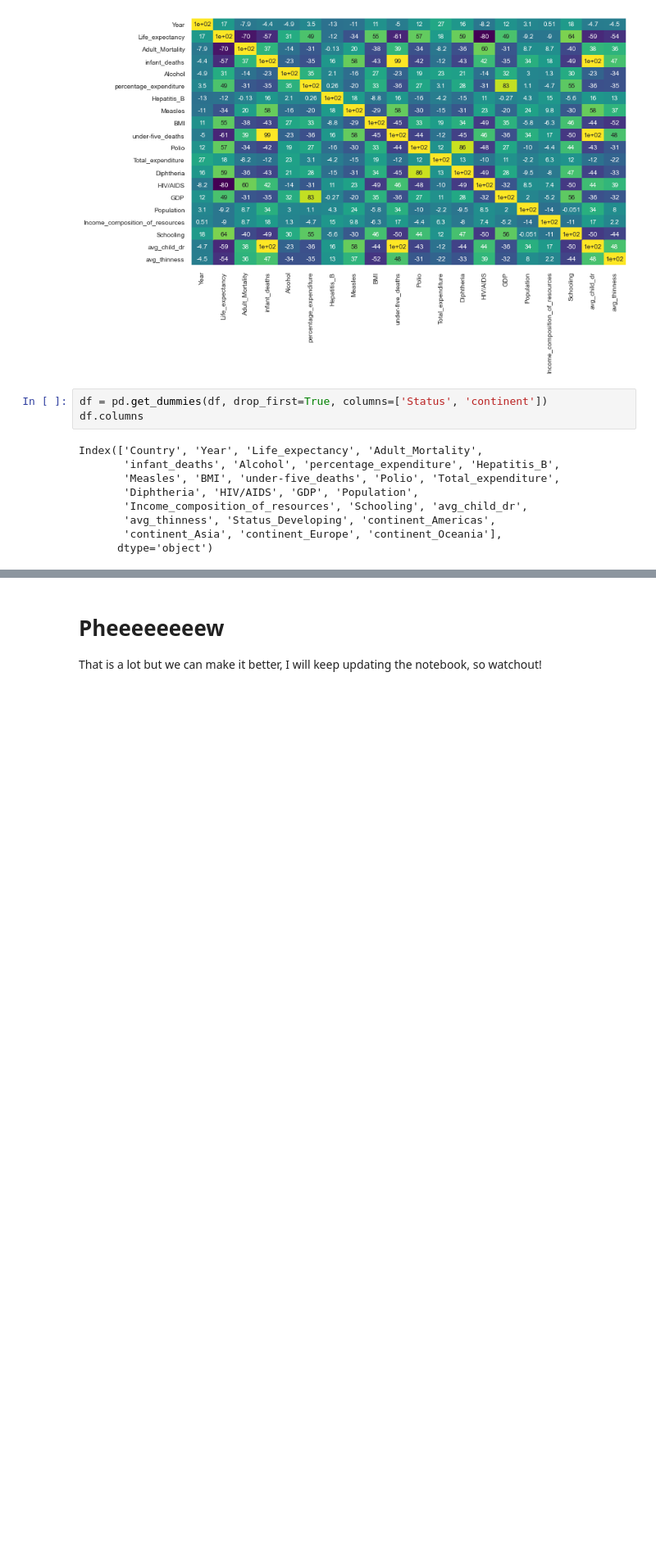
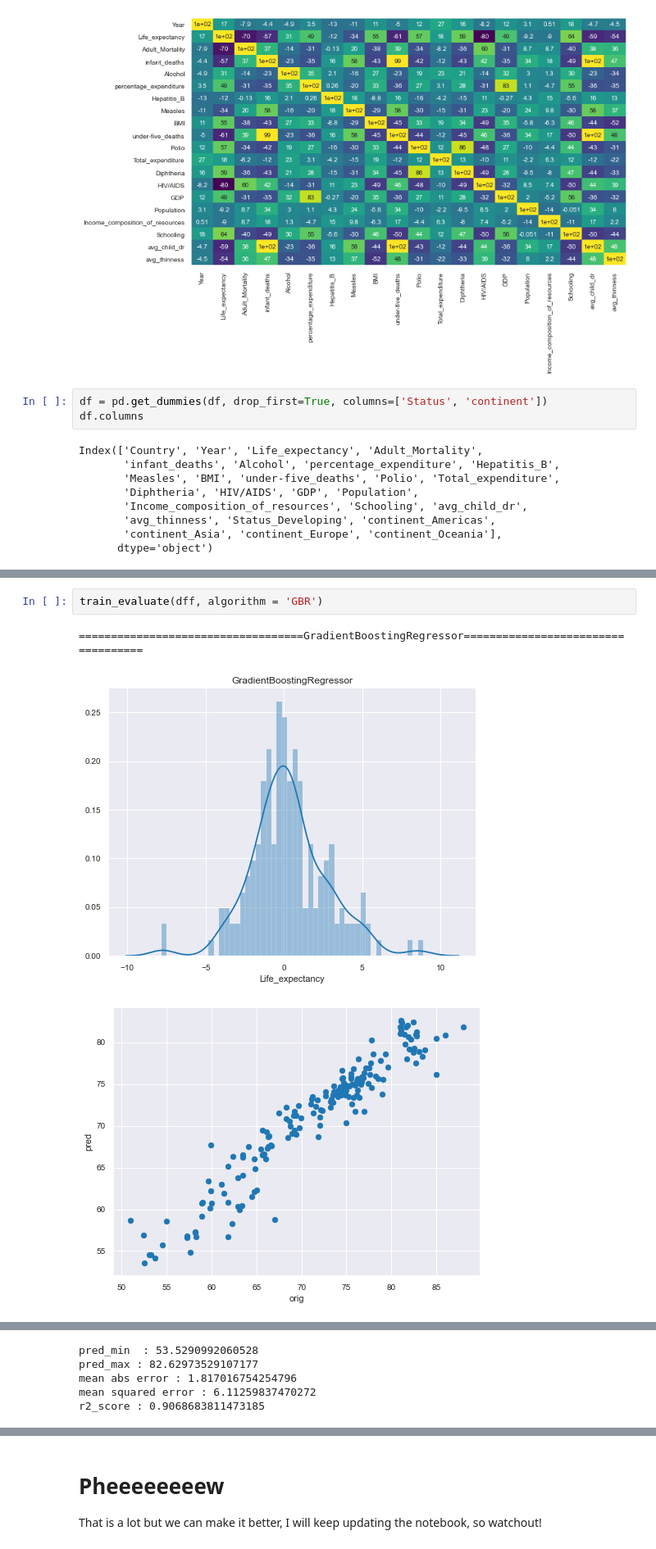
Before and after one commit to francisatoyebi/Predicting-Life-Expectancy---WHO, a Jupyter notebook: Life Expectancy Prediction.ipynb, the cells around one changed output, grey strips where cells are left out. Shown at 82% size. Cells and saved outputs as stored; diff of their text form; blank space fills up the shorter version.

```diff
--- a/Life Expectancy Prediction.ipynb
+++ b/Life Expectancy Prediction.ipynb
@@ -544,0 +556,6 @@ mean abs error : 2.4876484604443205
+# %%
+train_evaluate(dff, algorithm = 'GBR')
+# %% [output]
+===================================GradientBoostingRegressor===================================
+[figure, added]
+[figure, added]
@@ -544,0 +563,5 @@ mean abs error : 2.4876484604443205
+pred_min  : 53.5290992060528
+pred_max : 82.62973529107177
+mean abs error : 1.817016754254796
+mean squared error : 6.11259837470272
+r2_score : 0.9068683811473185
```
Also changed, not shown: parts of 10 cells of this notebook, 6 other files.
